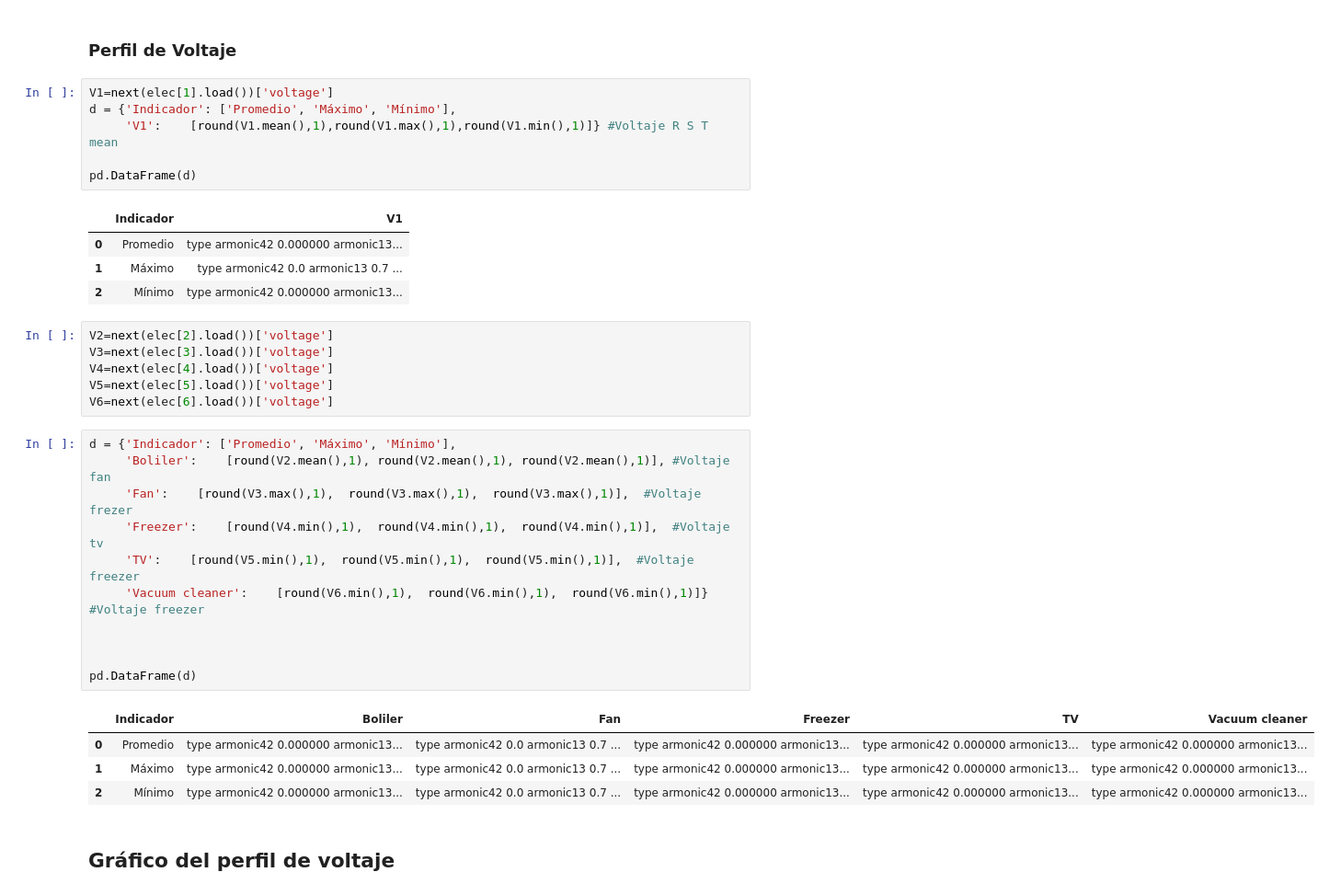
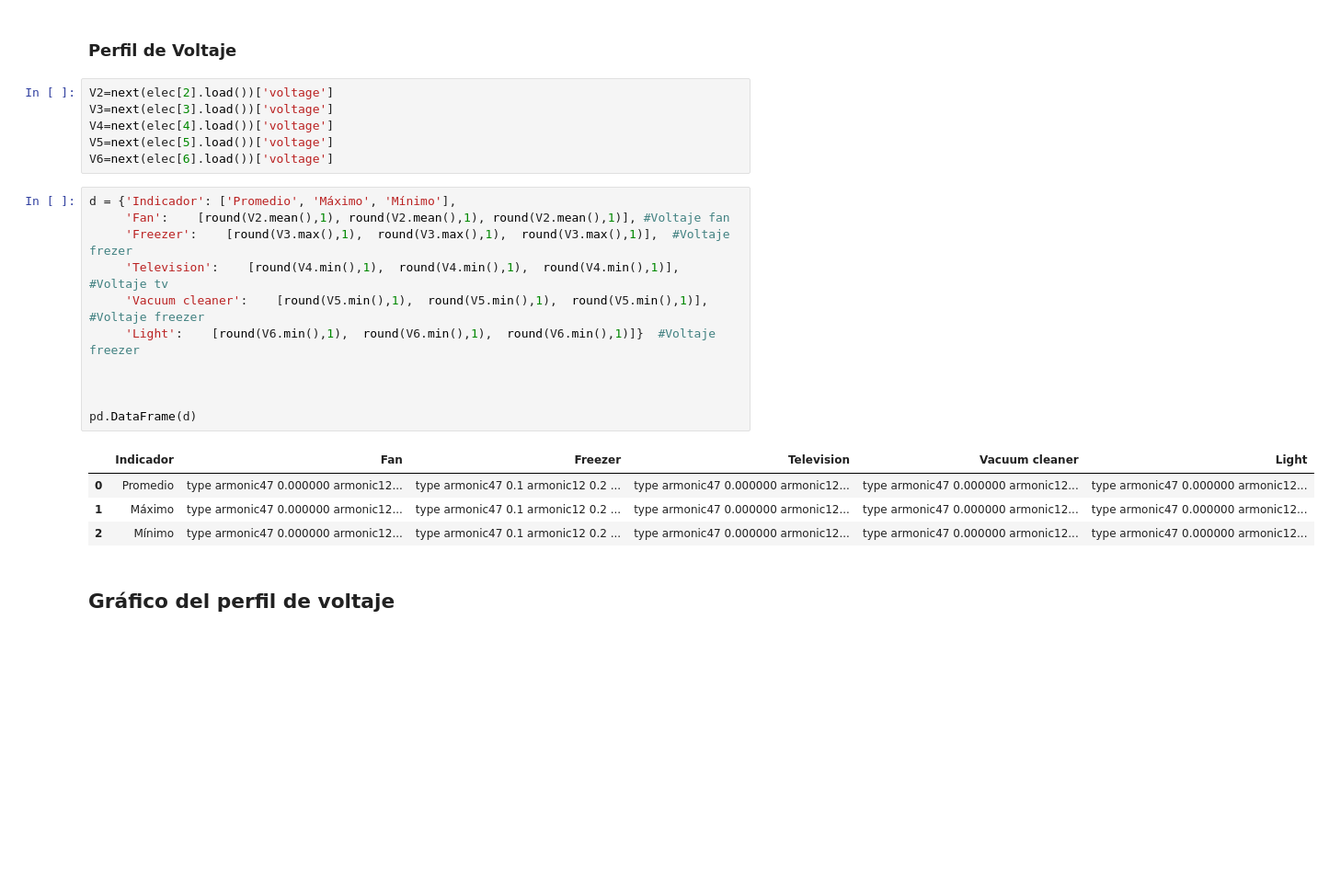
Before and after one commit to crn565/DSUALMH_OZM, a Jupyter notebook: 3.- ANALISIS Y ESTADISTICAS.ipynb, the cells around one changed output. Shown at 92% size. Cells and saved outputs as stored; diff of their text form; blank space fills up the shorter version.

```diff
--- a/3.- ANALISIS Y ESTADISTICAS.ipynb
+++ b/3.- ANALISIS Y ESTADISTICAS.ipynb
@@ -134,17 +134,6 @@ Done loading data all meters for this chunk.
 Freq: 60S, Name: (power, active), Length: 162, dtype: float32
 # %% [markdown]
 ### Perfil de Voltaje
-# %%
-V1=next(elec[1].load())['voltage']
-d = {'Indicador': ['Promedio', 'Máximo', 'Mínimo'],
-     'V1':    [round(V1.mean(),1),round(V1.max(),1),round(V1.min(),1)]} #Voltaje R S T mean
-
-pd.DataFrame(d)
-# %% [output]
-|  | Indicador | V1 |
-| 0 | Promedio | type armonic42 0.000000 armonic13... |
-| 1 | Máximo | type armonic42 0.0 armonic13 0.7 ... |
-| 2 | Mínimo | type armonic42 0.000000 armonic13... |
 # %%
 V2=next(elec[2].load())['voltage']
 V3=next(elec[3].load())['voltage']
@@ -153,20 +142,20 @@ V5=next(elec[5].load())['voltage']
 V6=next(elec[6].load())['voltage']
 # %%
 d = {'Indicador': ['Promedio', 'Máximo', 'Mínimo'],
-     'Boliler':    [round(V2.mean(),1), round(V2.mean(),1), round(V2.mean(),1)], #Voltaje fan
-     'Fan':    [round(V3.max(),1),  round(V3.max(),1),  round(V3.max(),1)],  #Voltaje frezer
-     'Freezer':    [round(V4.min(),1),  round(V4.min(),1),  round(V4.min(),1)],  #Voltaje tv
-     'TV':    [round(V5.min(),1),  round(V5.min(),1),  round(V5.min(),1)],  #Voltaje freezer
-     'Vacuum cleaner':    [round(V6.min(),1),  round(V6.min(),1),  round(V6.min(),1)]}  #Voltaje freezer
+     'Fan':    [round(V2.mean(),1), round(V2.mean(),1), round(V2.mean(),1)], #Voltaje fan
+     'Freezer':    [round(V3.max(),1),  round(V3.max(),1),  round(V3.max(),1)],  #Voltaje frezer
+     'Television':    [round(V4.min(),1),  round(V4.min(),1),  round(V4.min(),1)],  #Voltaje tv
+     'Vacuum cleaner':    [round(V5.min(),1),  round(V5.min(),1),  round(V5.min(),1)],  #Voltaje freezer
+     'Light':    [round(V6.min(),1),  round(V6.min(),1),  round(V6.min(),1)]}  #Voltaje freezer
 
 
 
 pd.DataFrame(d)
 # %% [output]
-|  | Indicador | Boliler | Fan | Freezer | TV | Vacuum cleaner |
-| 0 | Promedio | type armonic42 0.000000 armonic13... | type armonic42 0.0 armonic13 0.7 ... | type armonic42 0.000000 armonic13... | type armonic42 0.000000 armonic13... | type armonic42 0.000000 armonic13... |
-| 1 | Máximo | type armonic42 0.000000 armonic13... | type armonic42 0.0 armonic13 0.7 ... | type armonic42 0.000000 armonic13... | type armonic42 0.000000 armonic13... | type armonic42 0.000000 armonic13... |
-| 2 | Mínimo | type armonic42 0.000000 armonic13... | type armonic42 0.0 armonic13 0.7 ... | type armonic42 0.000000 armonic13... | type armonic42 0.000000 armonic13... | type armonic42 0.000000 armonic13... |
+|  | Indicador | Fan | Freezer | Television | Vacuum cleaner | Light |
+| 0 | Promedio | type armonic47 0.000000 armonic12... | type armonic47 0.1 armonic12 0.2 ... | type armonic47 0.000000 armonic12... | type armonic47 0.000000 armonic12... | type armonic47 0.000000 armonic12... |
+| 1 | Máximo | type armonic47 0.000000 armonic12... | type armonic47 0.1 armonic12 0.2 ... | type armonic47 0.000000 armonic12... | type armonic47 0.000000 armonic12... | type armonic47 0.000000 armonic12... |
+| 2 | Mínimo | type armonic47 0.000000 armonic12... | type armonic47 0.1 armonic12 0.2 ... | type armonic47 0.000000 armonic12... | type armonic47 0.000000 armonic12... | type armonic47 0.000000 armonic12... |
 # %% [markdown]
 ## Gráfico del perfil de voltaje
 # %%
```
Also changed, not shown: parts of 11 cells of this notebook.
